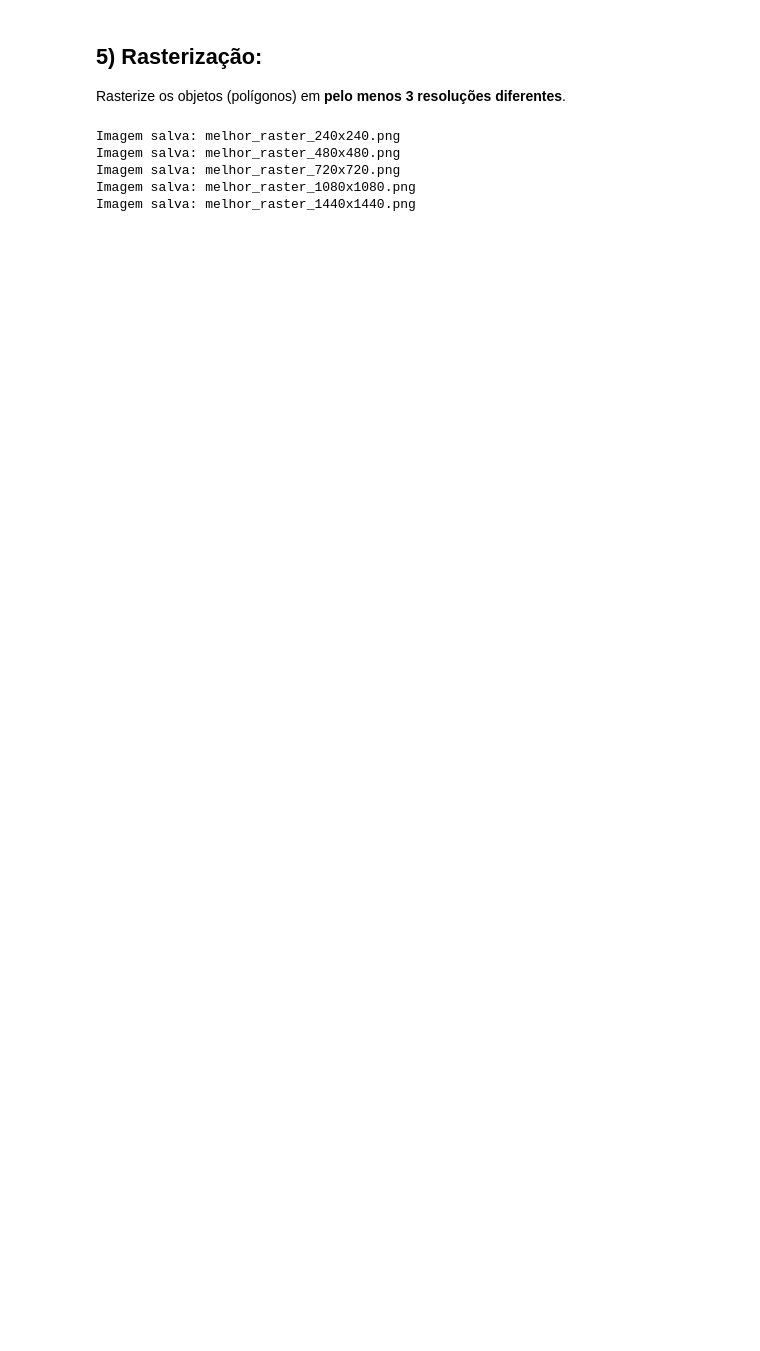
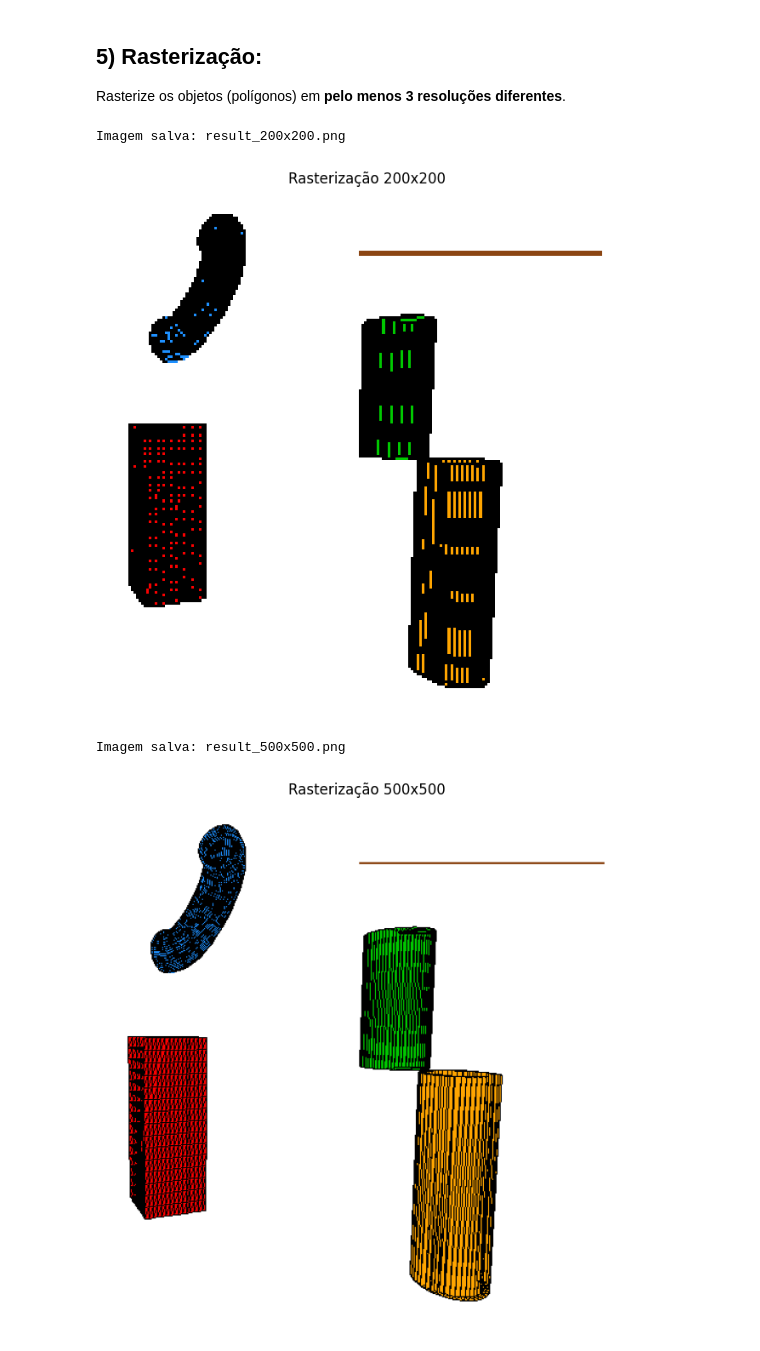
Before and after one commit to MabiuMoura/computa-o-grafica, a Jupyter notebook: main_scene.ipynb, the cells around one changed output. Cells and saved outputs as stored; diff of their text form; code cells hidden in the pictures; blank space fills up the shorter version.

```diff
--- a/main_scene.ipynb
+++ b/main_scene.ipynb
@@ -426,28 +404,26 @@ plt.show()
 
   Rasterize os objetos (polígonos) em **pelo menos 3 resoluções diferentes**.
 # %%
-from PIL import Image, ImageDraw
-
 # Mapeia coordenadas 2D para a imagem usando bounding box dinâmico
 def normalizar_com_bbox(verts, res, bbox_min, bbox_max, margem=0.05):
     verts = np.array(verts)
     size = bbox_max - bbox_min
-    bbox_min = bbox_min - margem * size
+    bbox_min = bbox_min - margem * size # adiciona uma borda para o bounding box
     bbox_max = bbox_max + margem * size
-    size = bbox_max - bbox_min
+    size = bbox_max - bbox_min # tamanho do bounding box
 
     verts_norm = (verts - bbox_min) / size
     x = (verts_norm[:, 0] * (res - 1)).astype(int)
     y = ((1 - verts_norm[:, 1]) * (res - 1)).astype(int)
     return np.stack([x, y], axis=1)
 
-def rasterizar_com_melhorias(objetos_proj, resolucoes, nome_base='melhor_raster'):
+def rasterizacao(objetos_proj, resolucoes, nome_base='result'):
     # Calcular bounding box global
     todos_verts = np.vstack([obj["vertices"] for obj in objetos_proj])
     bbox_min = np.min(todos_verts, axis=0)
     bbox_max = np.max(todos_verts, axis=0)
 
-    # Paleta RGB forte
+    # Paleta RGB
     cores_rgb = {
         'orange': (255, 165, 0),
         'blue': (30, 144, 255),
@@ -462,12 +438,12 @@ def rasterizar_com_melhorias(objetos_proj, resolucoes, nome_base='melhor_raster'
 
         for obj in objetos_proj:
             cor = cores_rgb.get(obj["cor"], (0, 0, 0))
-            verts_2d = normalizar_com_bbox(obj["vertices"], res, bbox_min, bbox_max)
+            verts_2d = normalizar_com_bbox(obj["vertices"], res, bbox_min, bbox_max) # Pegar as vertices 2D
             faces = obj["faces"]
 
             if faces:
                 for face in faces:
-                    pts = [tuple(verts_2d[i]) for i in face]
+                    pts = [tuple(verts_2d[i]) for i in face] #
                     draw.polygon(pts, fill=cor, outline=(0, 0, 0))
             else:
                 for i in range(len(verts_2d) - 1):
@@ -476,12 +452,16 @@ def rasterizar_com_melhorias(objetos_proj, resolucoes, nome_base='melhor_raster'
         path = f"{nome_base}_{res}x{res}.png"
         img.save(path)
         print(f"Imagem salva: {path}")
+        plt.figure(figsize=(8, 8))
+        plt.imshow(img)
+        plt.axis('off')  # Opcional: remove eixos
+        plt.title(f"Rasterização {res}x{res}")
+        plt.show()
 # %%
-resolucoes = [240, 480, 720, 1080, 1440]
-rasterizar_com_melhorias(objetos_proj, resolucoes)
+resolucoes = [200, 500, 1080]
+rasterizacao(objetos_proj, resolucoes)
 # %% [output]
-Imagem salva: melhor_raster_240x240.png
-Imagem salva: melhor_raster_480x480.png
-Imagem salva: melhor_raster_720x720.png
-Imagem salva: melhor_raster_1080x1080.png
-Imagem salva: melhor_raster_1440x1440.png
+Imagem salva: result_200x200.png
+[figure, added]
+Imagem salva: result_500x500.png
+[figure, added]
```
Also changed, not shown: parts of 11 cells of this notebook, 8 other files.
